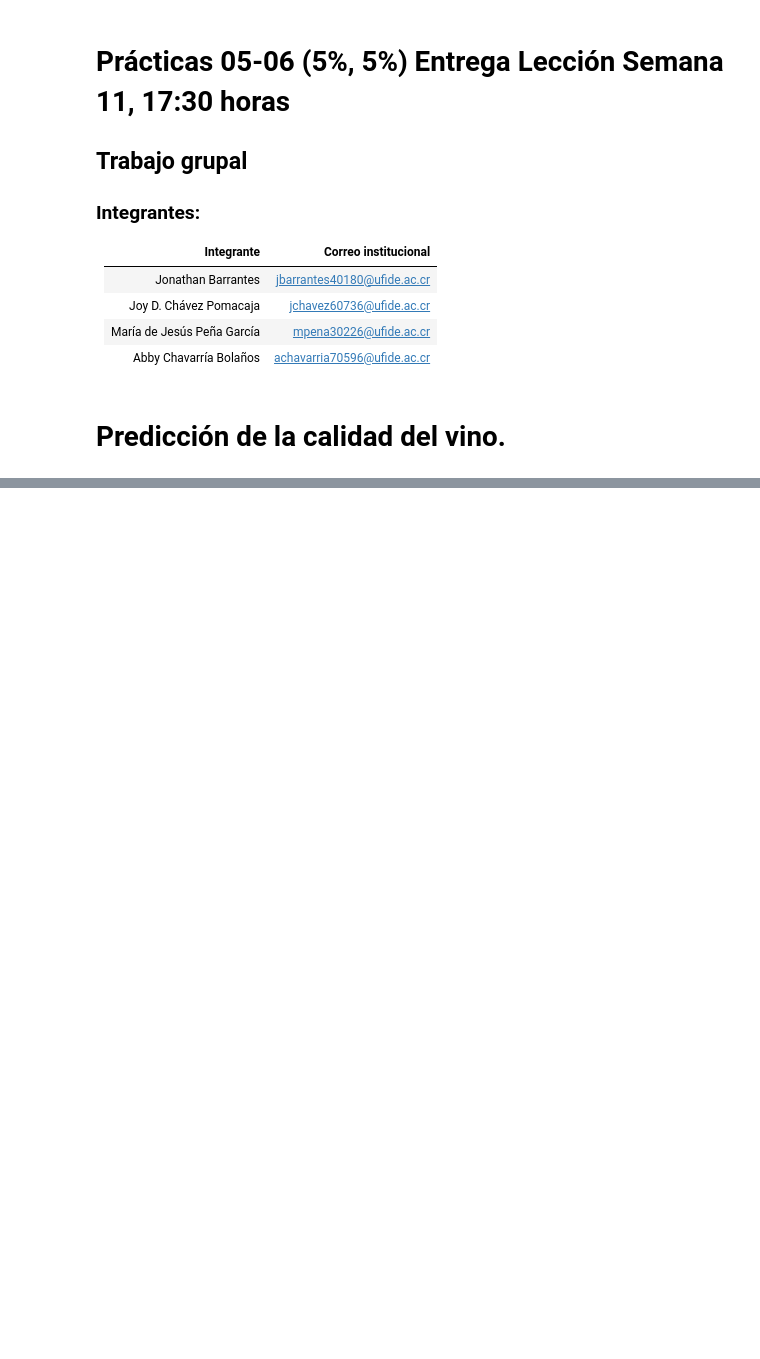
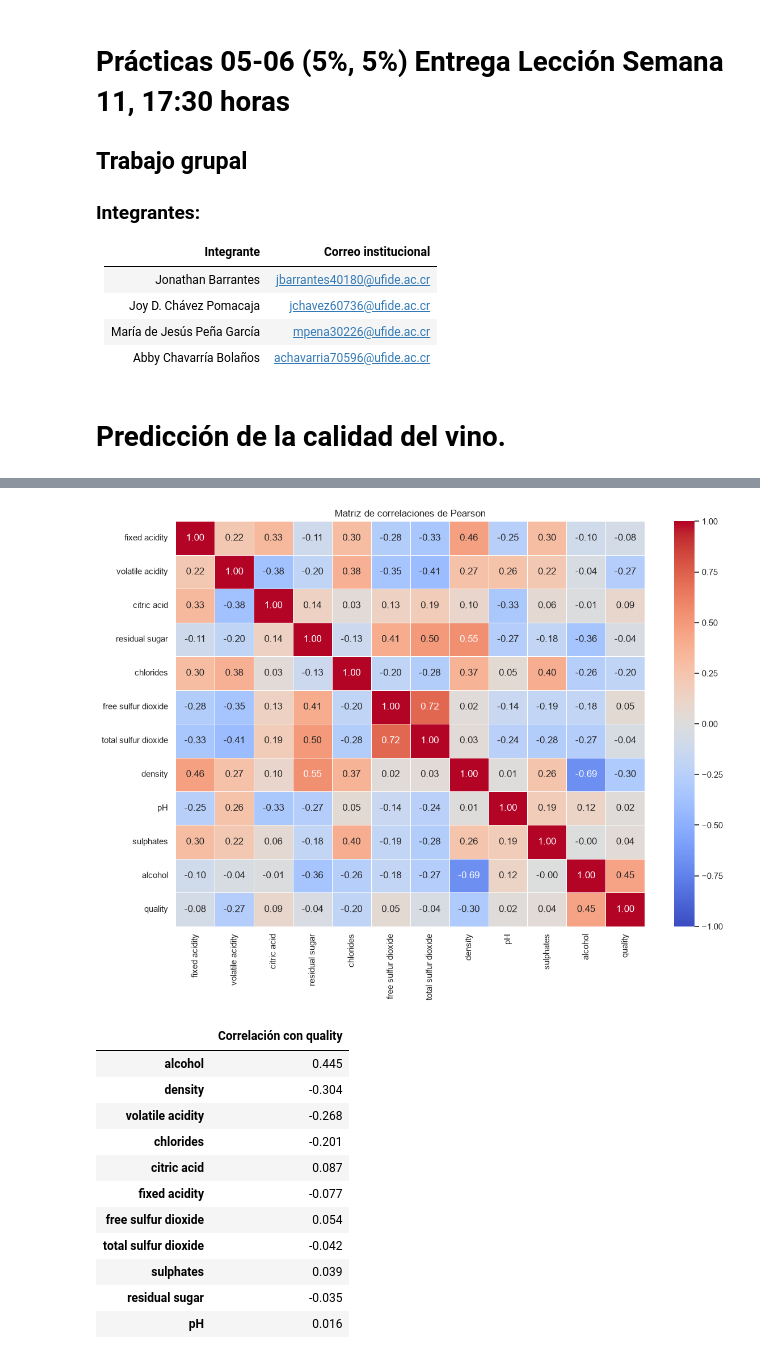
Before and after one commit to JB1302/Big-Data-G2, a Jupyter notebook: Tarea/Grupo2_SC707_Practica5-6_LN.ipynb, the cells around one changed output, grey strips where cells are left out. Saved outputs shown, nothing was run; the diff lists cells and outputs as text; code cells hidden in the pictures; blank space fills up the shorter version.

```diff
--- a/Tarea/Grupo2_SC707_Practica5-6_LN.ipynb
+++ b/Tarea/Grupo2_SC707_Practica5-6_LN.ipynb
@@ -475,0 +476,39 @@ Usando el pipeline de preprocesamiento se entrenarán varios modelos, se selecci
+# %%
+matriz_correlacion = datos[columnas_numericas].corr(method="pearson")
+
+plt.figure(figsize=(12, 9))
+sns.heatmap(
+    matriz_correlacion,
+    annot=True,
+    fmt=".2f",
+    cmap="coolwarm",
+    center=0,
+    vmin=-1,
+    vmax=1,
+    linewidths=0.4
+)
+plt.title("Matriz de correlaciones de Pearson")
+plt.tight_layout()
+plt.show()
+
+correlaciones_quality = (
+    matriz_correlacion["quality"]
+    .drop("quality")
+    .sort_values(key=lambda s: s.abs(), ascending=False)
+    .to_frame("Correlación con quality")
+)
+display(correlaciones_quality.round(3))
+# %% [output]
+[figure, added]
+|  | Correlación con quality |
+| alcohol | 0.445 |
+| density | -0.304 |
+| volatile acidity | -0.268 |
+| chlorides | -0.201 |
+| citric acid | 0.087 |
+| fixed acidity | -0.077 |
+| free sulfur dioxide | 0.054 |
+| total sulfur dioxide | -0.042 |
+| sulphates | 0.039 |
+| residual sugar | -0.035 |
+| pH | 0.016 |
```
Also changed, not shown: parts of 58 cells of this notebook.
